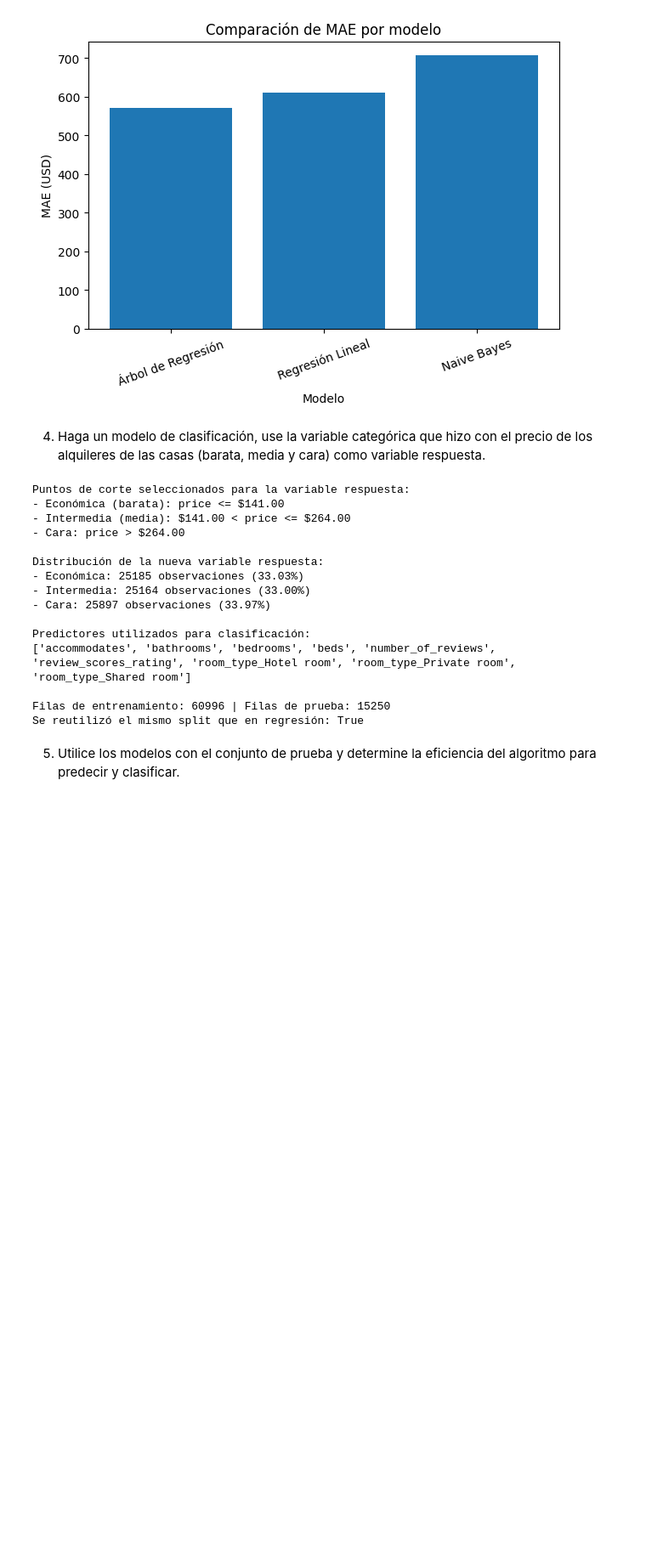
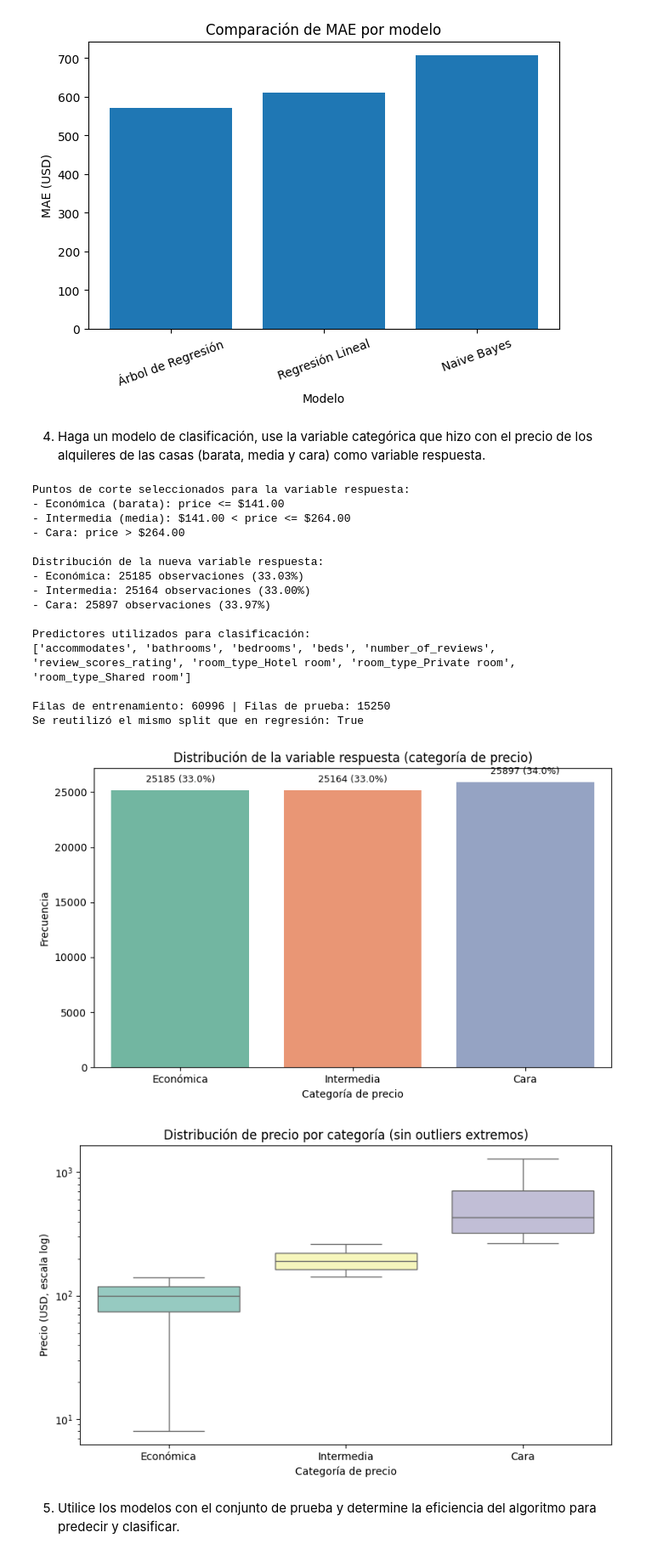
Before and after one commit to yosemm/Laboratorio5_Mineria, a Jupyter notebook: Analisis.ipynb, the cells around one changed output. Shown at 85% size. Cells and saved outputs as stored; diff of their text form; code cells hidden in the pictures; blank space fills up the shorter version.

```diff
--- a/Analisis.ipynb
+++ b/Analisis.ipynb
@@ -298,33 +298,76 @@ distribucion_categorias = df_model['categoria_precio'].value_counts().reindex(la
 distribucion_pct = (df_model['categoria_precio'].value_counts(normalize=True).reindex(labels_orden) * 100).round(2)
 split_consistente = X_train_c.index.equals(train_idx) and X_test_c.index.equals(test_idx)
 
 print('Puntos de corte seleccionados para la variable respuesta:')
 print(f'- Económica (barata): price <= ${p33:.2f}')
 print(f'- Intermedia (media): ${p33:.2f} < price <= ${p66:.2f}')
 print(f'- Cara: price > ${p66:.2f}')
 print('\nDistribución de la nueva variable respuesta:')
 for categoria in labels_orden:
     print(f'- {categoria}: {int(distribucion_categorias[categoria])} observaciones ({distribucion_pct[categoria]:.2f}%)')
 print('\nPredictores utilizados para clasificación:')
 print(X_clas.columns.tolist())
 print(f'\nFilas de entrenamiento: {X_train_c.shape[0]} | Filas de prueba: {X_test_c.shape[0]}')
 print(f'Se reutilizó el mismo split que en regresión: {split_consistente}')
+
+# Visualizacion 1: distribucion de categorias del target
+plt.figure(figsize=(8, 5))
+ax = sns.countplot(
+    data=df_model,
+    x='categoria_precio',
+    hue='categoria_precio',
+    order=labels_orden,
+    palette='Set2',
+    legend=False
+)
+max_count = distribucion_categorias.max()
+for i, categoria in enumerate(labels_orden):
+    n_cat = int(distribucion_categorias.loc[categoria])
+    pct_cat = float(distribucion_pct.loc[categoria])
+    ax.text(i, n_cat + max_count * 0.02, f'{n_cat} ({pct_cat:.1f}%)', ha='center', va='bottom', fontsize=9)
+plt.title('Distribución de la variable respuesta (categoría de precio)')
+plt.xlabel('Categoría de precio')
+plt.ylabel('Frecuencia')
+plt.tight_layout()
+plt.show()
+
+# Visualizacion 2: dispersion del precio real por categoria (escala log)
+plt.figure(figsize=(8, 5))
+sns.boxplot(
+    data=df_model,
+    x='categoria_precio',
+    y='price',
+    hue='categoria_precio',
+    order=labels_orden,
+    showfliers=False,
+    dodge=False,
+    palette='Set3',
+    legend=False
+)
+plt.yscale('log')
+plt.title('Distribución de precio por categoría (sin outliers extremos)')
+plt.xlabel('Categoría de precio')
+plt.ylabel('Precio (USD, escala log)')
+plt.tight_layout()
+plt.show()
 # %% [output]
 Puntos de corte seleccionados para la variable respuesta:
 - Económica (barata): price <= $141.00
 - Intermedia (media): $141.00 < price <= $264.00
 - Cara: price > $264.00
 
 Distribución de la nueva variable respuesta:
 - Económica: 25185 observaciones (33.03%)
 - Intermedia: 25164 observaciones (33.00%)
 - Cara: 25897 observaciones (33.97%)
 
 Predictores utilizados para clasificación:
 ['accommodates', 'bathrooms', 'bedrooms', 'beds', 'number_of_reviews', 'review_scores_rating', 'room_type_Hotel room', 'room_type_Private room', 'room_type_Shared room']
 
 Filas de entrenamiento: 60996 | Filas de prueba: 15250
 Se reutilizó el mismo split que en regresión: True
+[figure, added]
+[figure, added]
 # %% [markdown]
 5. Utilice los modelos con el conjunto de prueba y determine la eficiencia del algoritmo para predecir y clasificar.
 # %%
```
Also changed, not shown: parts of 1 cell of this notebook.
